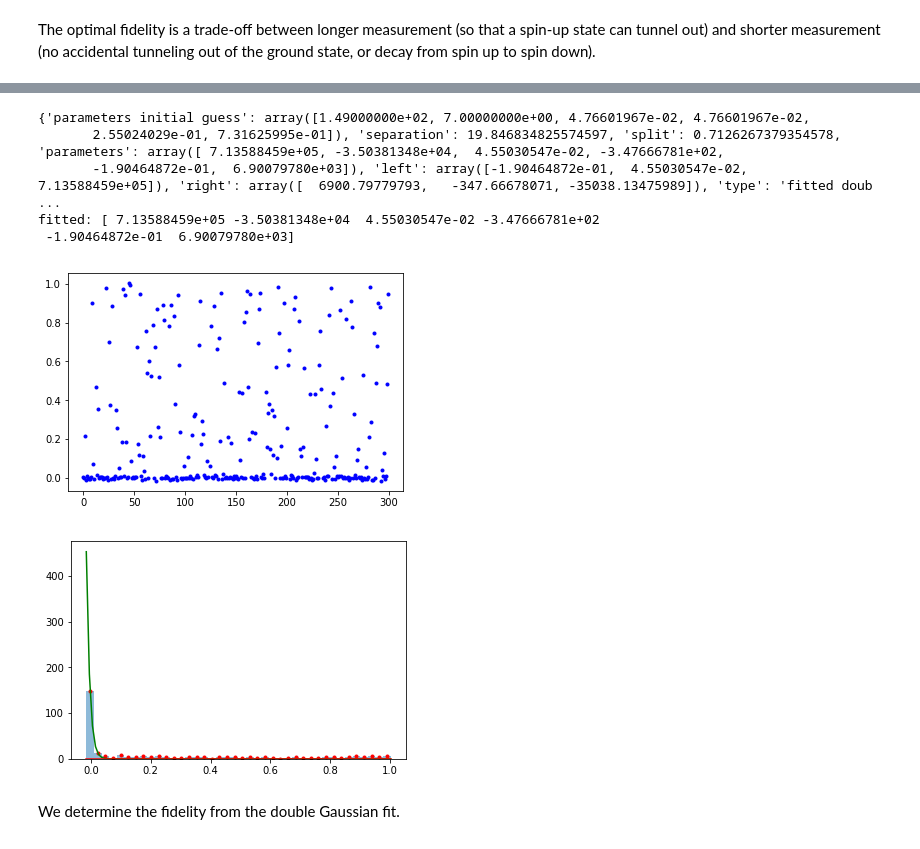
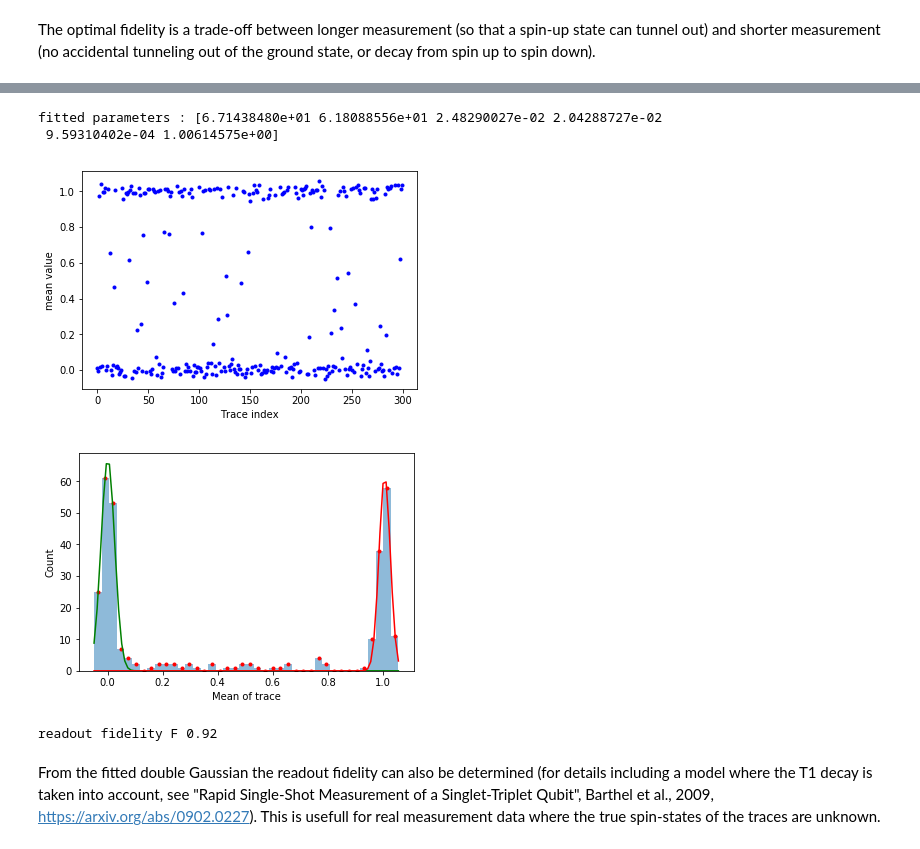
Before and after one commit to QuTech-Delft/qtt, a Jupyter notebook: docs/notebooks/analysis/example_elzerman_readout.ipynb, the cells around one changed output, grey strips where cells are left out. Drawn from its saved outputs; the diff is of its cells as text; code cells hidden in the pictures.

```diff
--- a/docs/notebooks/analysis/example_elzerman_readout.ipynb
+++ b/docs/notebooks/analysis/example_elzerman_readout.ipynb
@@ -145,29 +143,27 @@ We generate a number of traces with the model. We shown the generated states (fi
 # %%
 sensor_values = {'spin-down': 0, 'spin-up':0, 'empty': 1}
 # %%
-def generate_elzerman_sequences(elzerman_model, sensor_values=sensor_values, std_gaussian_noise = 0.2,
-                                number_of_samples=3500, number_of_traces=1000 ):
-    initial_state=[.5, .5, 0]
+def generate_model_sequences(elzerman_model, sensor_values=sensor_values, std_gaussian_noise = 0.2,
+                                number_of_samples=3500, number_of_traces=1000, initial_state=[.5, .5, 0] ):
     state_traces = generate_traces(elzerman_model, std_gaussian_noise=0, length=number_of_samples, initial_state=initial_state, number_of_sequences=number_of_traces)
 
     state_mapping=np.array([ sensor_values.get(state, np.NaN) for state in elzerman_model.states])
     traces = state_traces.copy()
     traces=np.array(state_mapping)[traces]
-    # add noise
     if std_gaussian_noise != 0:
         traces = traces + np.random.normal(0, std_gaussian_noise, traces.size).reshape(traces.shape)
 
     initial_states=state_traces[:,0]
     return traces, state_traces, initial_states
 
-traces, state_traces, initial_states = generate_elzerman_sequences(elzerman_model, number_of_traces=300)
+traces, state_traces, initial_states = generate_model_sequences(elzerman_model, number_of_traces=300)
 max_number_traces=100
 
 plt.figure();
 plt.imshow(state_traces[:max_number_traces,:])
 plt.axis('tight')
 plt.xlabel('Time [us]'); plt.ylabel('Trace index')
-plt.title('Simulated states')
+plt.title('States')
 
 plt.figure();
 plt.imshow(traces[:max_number_traces,:])
@@ -265,0 +264,8 @@ Taking the maximum of the trace has the disadvantage that a lot of information f
+# %%
+model_unit = 1e-6 # we work with microseconds as the baseunit
+T1 = 3e-3 # [s]
+gamma_up_down = 1./T1  # Hz
+gamma_down_up = 1e-5 # Hz
+
+psb_model = ContinuousTimeMarkovModel(['spin-up', 'spin-down'], [gamma_up_down*model_unit,gamma_down_up*model_unit], np.array([[0.,1],[1,0]]) )
+print(psb_model)
@@ -265,0 +275,18 @@ Taking the maximum of the trace has the disadvantage that a lot of information f
+# %%
+sensor_values = {'spin-down': 0, 'spin-up':1}
+traces, state_traces, initial_states = generate_model_sequences(psb_model, sensor_values=sensor_values,
+                                        std_gaussian_noise=.6, number_of_traces=300, initial_state=[0.5,0.5])
+max_number_traces=100
+
+plt.figure();
+plt.imshow(state_traces[:max_number_traces,:])
+plt.axis('tight')
+plt.xlabel('Time [us]'); plt.ylabel('Trace index')
+plt.title('States')
+
+plt.figure();
+plt.imshow(traces[:max_number_traces,:])
+plt.axis('tight')
+plt.xlabel('Time [us]'); plt.ylabel('Trace index')
+plt.title('Sensor signal')
+_=plt.colorbar()
@@ -266,32 +296,27 @@ Taking the maximum of the trace has the disadvantage that a lot of information f
 # %%
 readout_length = 800
 trace_means = np.mean(traces[:, :readout_length], axis=1)
-#trace_means = np.max(traces[:, :readout_length], axis=1)
 
 number_of_bins = 40
 counts, bins = np.histogram(trace_means, bins=number_of_bins)
 bincentres = np.array([(bins[i] + bins[i + 1]) / 2 for i in range(0, len(bins) - 1)])
 par_fit, result_dict = fit_double_gaussian(bincentres, counts)
-print(result_dict)
-print('fitted: %s' % (par_fit,))
+print('fitted parameters : %s' % (par_fit,))
 
 plt.figure(50); plt.clf()
 plt.plot(trace_means, '.b')
+plt.xlabel('Trace index'); plt.ylabel('mean value')
 
 plt.figure(100); plt.clf()
 plt.bar(bincentres, counts, width=bincentres[1]-bincentres[0], alpha=.5)
 _=plt.plot(bincentres, counts, '.r')
+plt.xlabel('Mean of trace'); plt.ylabel('Count')
 
 signal_range=np.linspace(trace_means.min(), trace_means.max(), 100 )
 
 plot_double_gaussian_fit(result_dict, signal_range)
 # %% [output]
-{'parameters initial guess': array([1.49000000e+02, 7.00000000e+00, 4.76601967e-02, 4.76601967e-02,
-       2.55024029e-01, 7.31625995e-01]), 'separation': 19.846834825574597, 'split': 0.7126267379354578, 'parameters': array([ 7.13588459e+05, -3.50381348e+04,  4.55030547e-02, -3.47666781e+02,
-       -1.90464872e-01,  6.90079780e+03]), 'left': array([-1.90464872e-01,  4.55030547e-02,  7.13588459e+05]), 'right': array([  6900.79779793,   -347.66678071, -35038.13475989]), 'type': 'fitted doub ...
-fitted: [ 7.13588459e+05 -3.50381348e+04  4.55030547e-02 -3.47666781e+02
- -1.90464872e-01  6.90079780e+03]
+fitted parameters : [6.71438480e+01 6.18088556e+01 2.48290027e-02 2.04288727e-02
+ 9.59310402e-04 1.00614575e+00]
-[figure, old version]
+[figure, new version]
-[figure, old version]
+[figure, new version]
-# %% [markdown]
-We determine the fidelity from the double Gaussian fit.
@@ -307,0 +325,13 @@ threshold = 1.0
+# %%
+def calculate_fidelity_mean(traces, initial_states, readout_threshold, readout_length):
+    trace_means = np.mean(traces[:, :readout_length], axis=1)
+    measured_states = trace_means < readout_threshold
+    F= np.sum(initial_states==measured_states) /   measured_states.size
+    return F
+
+F=calculate_fidelity_mean(traces, initial_states, psb_threshold, readout_length = 800)
+print('readout fidelity F %.2f' % F)
+# %% [output]
+readout fidelity F 0.92
+# %% [markdown]
+From the fitted double Gaussian the readout fidelity can also be determined (for details including a model where the T1 decay is taken into account, see "Rapid Single-Shot Measurement of a Singlet-Triplet Qubit", Barthel et al., 2009, https://arxiv.org/abs/0902.0227). This is usefull for real measurement data where the true spin-states of the traces are unknown.
```
Also changed, not shown: parts of 17 cells of this notebook.
